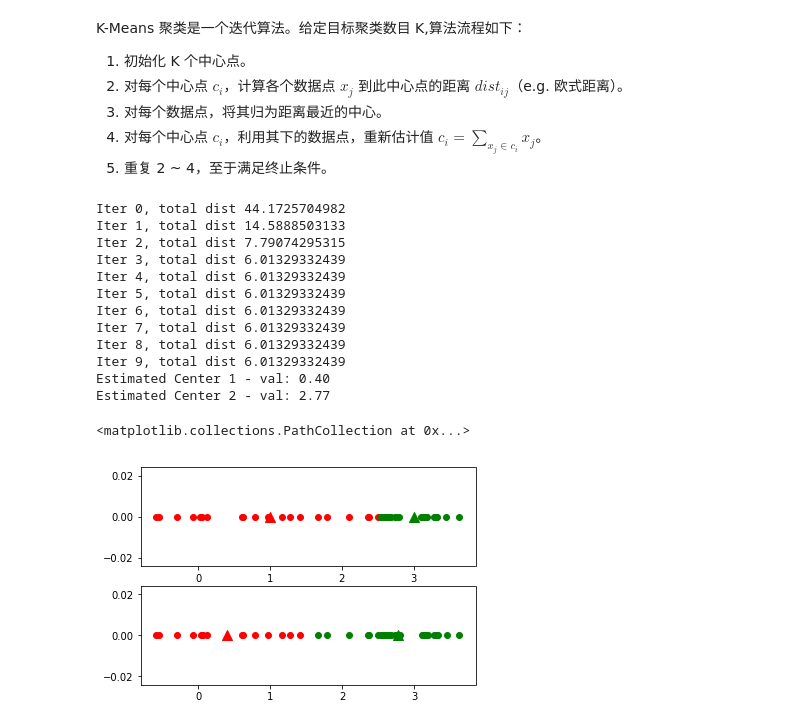
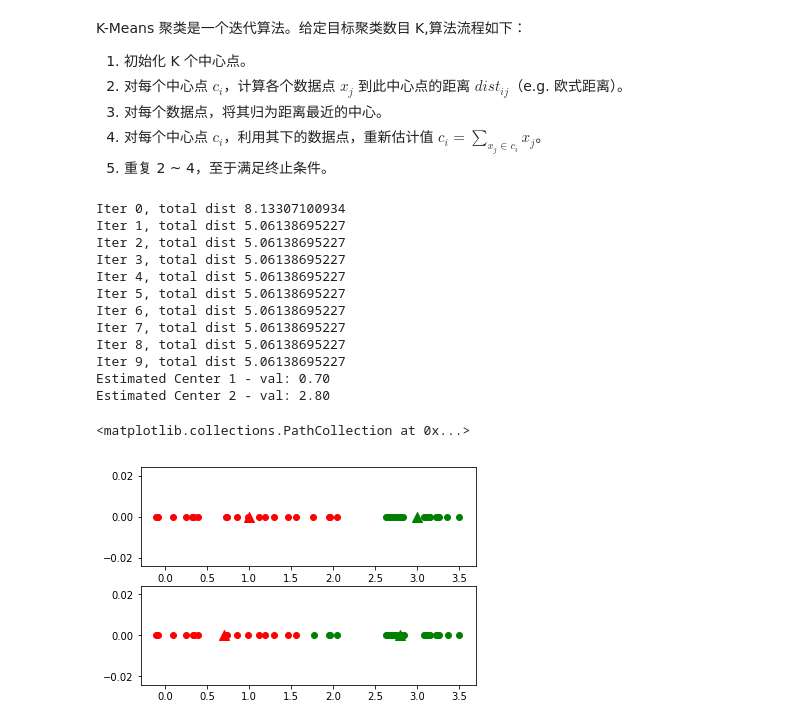
Before and after one commit to DingKe/ml-tutorial, a Jupyter notebook: GMM-EM.ipynb, the cells around one changed output. Saved outputs shown, nothing was run; the diff lists cells and outputs as text; code cells hidden in the pictures.

```diff
--- a/GMM-EM.ipynb
+++ b/GMM-EM.ipynb
@@ -12,7 +12,7 @@ import matplotlib.pyplot as plt
 np.random.seed(1111)
 
 mu1, mu2 = 1, 3
-sigma1, sigma2 = 1, 0.5
+sigma1, sigma2 = 0.7, 0.4
 num1, num2 = 20, 20
 
 data1 = np.random.randn(num1) * sigma1 + mu1
@@ -52,9 +52,8 @@ K-Means 聚类是一个迭代算法。给定目标聚类数目 K,算法流程如
 5. 重复 2 ~ 4，至于满足终止条件。
 # %%
 def kmeans(x, nb_class=2, max_iter=10, verbose=False):
-    # initi centers, step 1
-    min_val, max_val = x[0], x[1]
-    means = np.linspace(min_val, max_val, nb_class + 2)[1:-1]
+    # random initiailize centers, step 1
+    means = x[np.random.choice(range(len(x)), nb_class, replace=False)]
 
     dist = np.zeros([nb_class, len(x)])
     for i in range(max_iter):
@@ -76,46 +75,49 @@ def kmeans(x, nb_class=2, max_iter=10, verbose=False):
         if verbose:
             print("Iter {}, total dist {}".format(i, total_dist))
 
+    for j in range(nb_class):
+            for k, point in enumerate(x):
+                dist[j][k] = (means[j] - point) ** 2
+    min_idx = np.argmin(dist, 0)
     clusters = []
-    min_idx = np.argmin(dist, 0)
     for i in range(nb_class):
         ele = [x[k] for k, idx in enumerate(min_idx) if idx == i]
         clusters.append(np.asarray(ele))
 
     return means, clusters
 
 # original clusters
 plt.subplot(2, 1, 1)
 plot(data1, c='r')
 plt.scatter(mu1, 0, c='r', s=100, marker='^')
 
 plot(data2, c='g')
 plt.scatter(mu2, 0, c='g', s=100, marker='^')
 
 # k-mean clusters
 centers, clusters = kmeans(data, max_iter=10, verbose=True)
 print('Estimated Center 1 - val: {:.2f}'.format(centers[0]))
 print('Estimated Center 2 - val: {:.2f}'.format(centers[1]))
 
 plt.subplot(2, 1, 2)
 plot(clusters[0], c='r')
 plt.scatter(centers[0], 0, c='r', s=100, marker='^')
 
 plot(clusters[1], c='g')
 plt.scatter(centers[1], 0, c='g', s=100, marker='^')
 # %% [output]
-Iter 0, total dist 44.1725704982
-Iter 1, total dist 14.5888503133
-Iter 2, total dist 7.79074295315
-Iter 3, total dist 6.01329332439
-Iter 4, total dist 6.01329332439
-Iter 5, total dist 6.01329332439
-Iter 6, total dist 6.01329332439
-Iter 7, total dist 6.01329332439
-Iter 8, total dist 6.01329332439
-Iter 9, total dist 6.01329332439
-Estimated Center 1 - val: 0.40
-Estimated Center 2 - val: 2.77
+Iter 0, total dist 8.13307100934
+Iter 1, total dist 5.06138695227
+Iter 2, total dist 5.06138695227
+Iter 3, total dist 5.06138695227
+Iter 4, total dist 5.06138695227
+Iter 5, total dist 5.06138695227
+Iter 6, total dist 5.06138695227
+Iter 7, total dist 5.06138695227
+Iter 8, total dist 5.06138695227
+Iter 9, total dist 5.06138695227
+Estimated Center 1 - val: 0.70
+Estimated Center 2 - val: 2.80
 <matplotlib.collections.PathCollection at 0x...>
-[figure, old version]
+[figure, new version]
 # %% [markdown]
```
Also changed, not shown: parts of 5 cells of this notebook, 2 other files.
